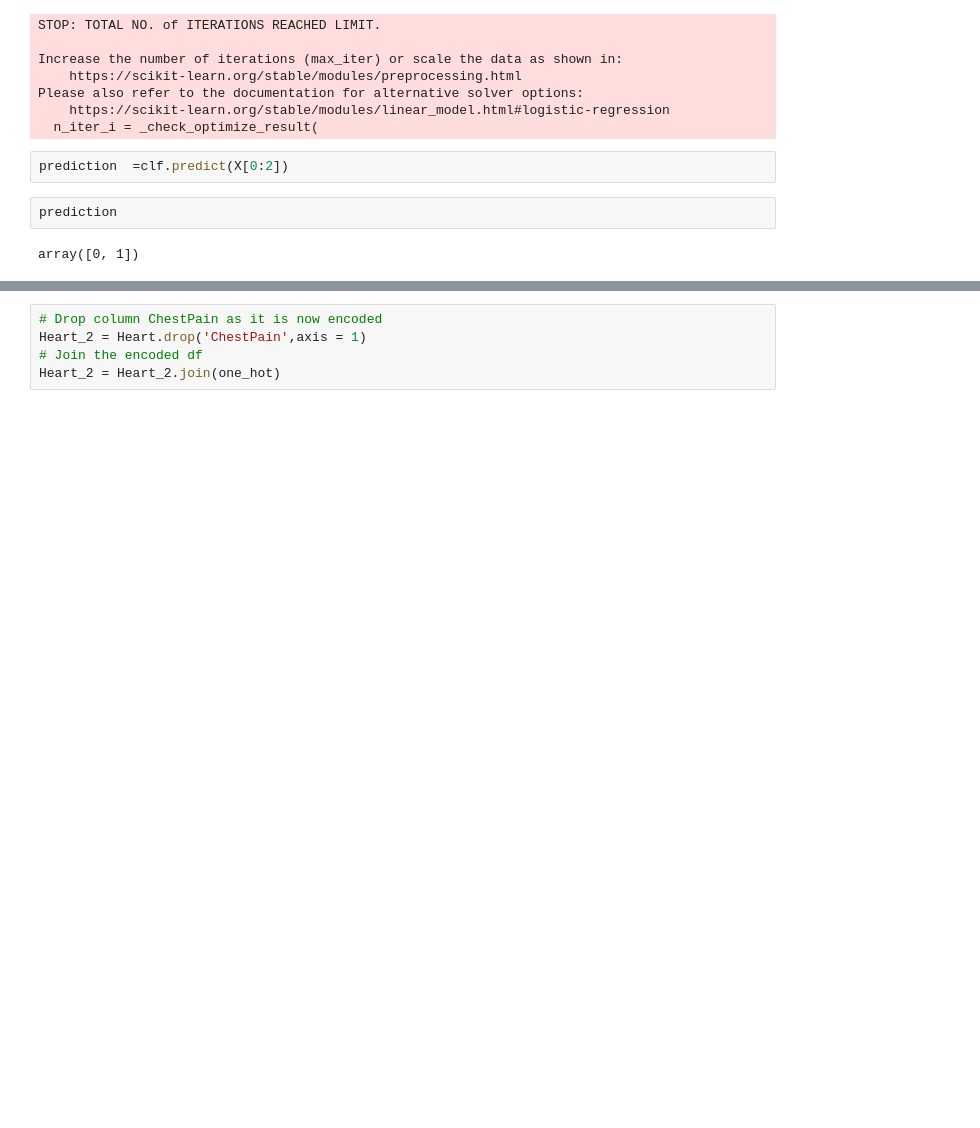
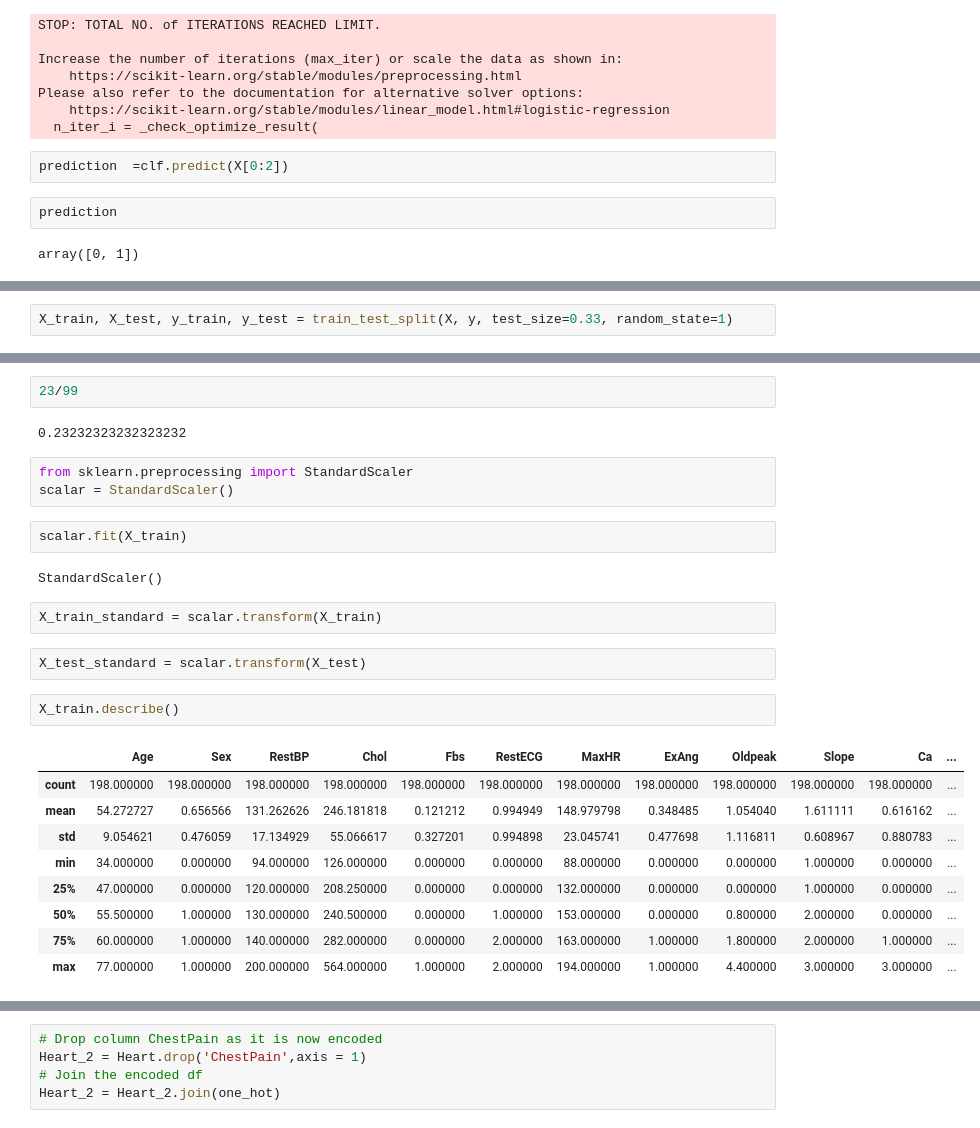
Before and after one commit to Ajim63/FIN-410-Python-Codes-and-Data, a Jupyter notebook: Python Codes/Class Practice Python Sep 27.ipynb, the cells around one changed output, grey strips where cells are left out. Drawn from its saved outputs; the diff is of its cells as text; blank space fills up the shorter version.

```diff
--- a/Python Codes/Class Practice Python Sep 27.ipynb
+++ b/Python Codes/Class Practice Python Sep 27.ipynb
@@ -118,0 +204,2 @@ one_hot = pd.get_dummies(Heart['ChestPain'])
+# %%
+X_train, X_test, y_train, y_test = train_test_split(X, y, test_size=0.33, random_state=1)
@@ -118,0 +240,27 @@ one_hot = pd.get_dummies(Heart['ChestPain'])
+# %%
+23/99
+# %% [output]
+0.23232323232323232
+# %%
+from sklearn.preprocessing import StandardScaler
+scalar = StandardScaler()
+# %%
+scalar.fit(X_train)
+# %% [output]
+StandardScaler()
+# %%
+X_train_standard = scalar.transform(X_train)
+# %%
+X_test_standard = scalar.transform(X_test)
+# %%
+X_train.describe()
+# %% [output]
+|  | Age | Sex | RestBP | Chol | Fbs | RestECG | MaxHR | ExAng | Oldpeak | Slope | Ca | ... |
+| count | 198.000000 | 198.000000 | 198.000000 | 198.000000 | 198.000000 | 198.000000 | 198.000000 | 198.000000 | 198.000000 | 198.000000 | 198.000000 | ... |
+| mean | 54.272727 | 0.656566 | 131.262626 | 246.181818 | 0.121212 | 0.994949 | 148.979798 | 0.348485 | 1.054040 | 1.611111 | 0.616162 | ... |
+| std | 9.054621 | 0.476059 | 17.134929 | 55.066617 | 0.327201 | 0.994898 | 23.045741 | 0.477698 | 1.116811 | 0.608967 | 0.880783 | ... |
+| min | 34.000000 | 0.000000 | 94.000000 | 126.000000 | 0.000000 | 0.000000 | 88.000000 | 0.000000 | 0.000000 | 1.000000 | 0.000000 | ... |
+| 25% | 47.000000 | 0.000000 | 120.000000 | 208.250000 | 0.000000 | 0.000000 | 132.000000 | 0.000000 | 0.000000 | 1.000000 | 0.000000 | ... |
+| 50% | 55.500000 | 1.000000 | 130.000000 | 240.500000 | 0.000000 | 1.000000 | 153.000000 | 0.000000 | 0.800000 | 2.000000 | 0.000000 | ... |
+| 75% | 60.000000 | 1.000000 | 140.000000 | 282.000000 | 0.000000 | 2.000000 | 163.000000 | 1.000000 | 1.800000 | 2.000000 | 1.000000 | ... |
+| max | 77.000000 | 1.000000 | 200.000000 | 564.000000 | 1.000000 | 2.000000 | 194.000000 | 1.000000 | 4.400000 | 3.000000 | 3.000000 | ... |
```
Also changed, not shown: parts of 33 cells of this notebook.
